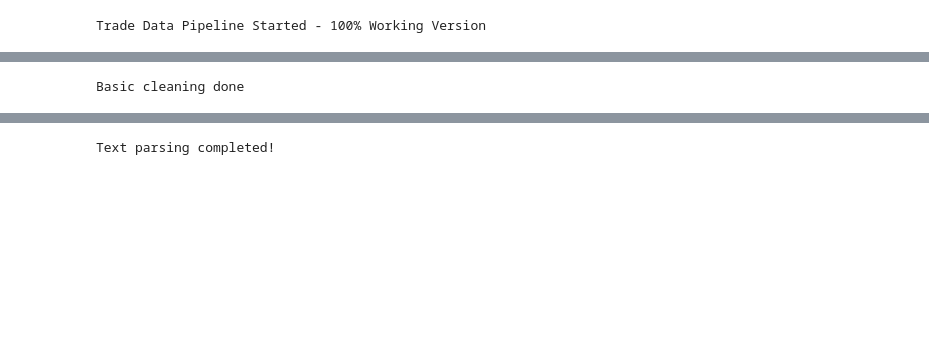
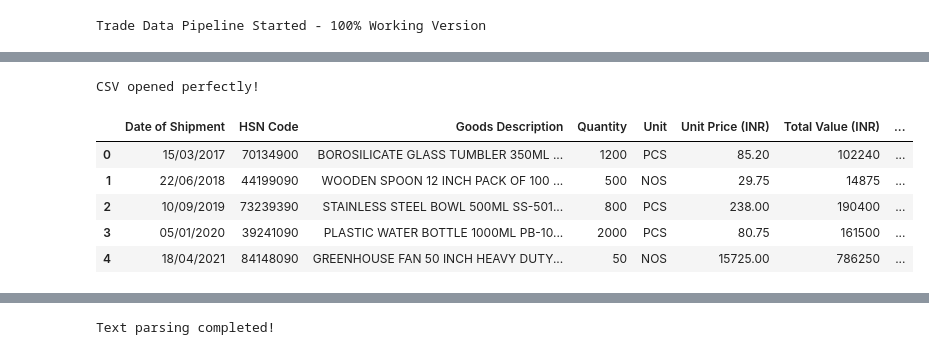
Before and after one commit to vaishnavithanneru/Siddarth-Associates-Assignment, a Jupyter notebook: Trade_Data_Pipeline.ipynb, the cells around one changed output, grey strips where cells are left out. Drawn from its saved outputs; the diff is of its cells as text; code cells hidden in the pictures; blank space fills up the shorter version.

```diff
--- a/Trade_Data_Pipeline.ipynb
+++ b/Trade_Data_Pipeline.ipynb
@@ -41,26 +101,13 @@ Shape: 13 rows × 10 columns
 # %%
-# CELL 2: Basic Cleaning & Date Handling
-df = df.copy()
-df.columns = [col.strip().replace(" ", "_").replace("(INR)", "").strip() for col in df.columns]
-
-df.rename(columns={
-    'Date_of_Shipment': 'date_of_shipment',
-    'HSN_Code': 'hsn_code',
-    'Goods_Description': 'goods_description',
-    'Quantity': 'quantity',
-    'Unit': 'unit',
-    'Unit_Price_': 'unit_price_inr',
-    'Total_Value_': 'total_value_inr',
-    'Duty_Paid_': 'duty_paid_inr',
-    'Supplier_Name_and_Address': 'supplier_name',
-    'HSN_Description': 'hsn_description'
-}, inplace=True)
-
-df['date_of_shipment'] = pd.to_datetime(df['date_of_shipment'], format='%d/%m/%Y', errors='coerce')
-df['year'] = df['date_of_shipment'].dt.year
-df['month'] = df['date_of_shipment'].dt.month
-df['year_month'] = df['date_of_shipment'].dt.to_period('M')
-
-print("Basic cleaning done")
+# CELL B – Test that the CSV opens perfectly now
+test = pd.read_csv("International_Trade_Analysis_Assignment/data/raw/Sample Data 2.csv")
+print("CSV opened perfectly!")
+test.head()
 # %% [output]
-Basic cleaning done
+CSV opened perfectly!
+|  | Date of Shipment | HSN Code | Goods Description | Quantity | Unit | Unit Price (INR) | Total Value (INR) | ... |
+| 0 | 15/03/2017 | 70134900 | BOROSILICATE GLASS TUMBLER 350ML ... | 1200 | PCS | 85.20 | 102240 | ... |
+| 1 | 22/06/2018 | 44199090 | WOODEN SPOON 12 INCH PACK OF 100 ... | 500 | NOS | 29.75 | 14875 | ... |
+| 2 | 10/09/2019 | 73239390 | STAINLESS STEEL BOWL 500ML SS-501... | 800 | PCS | 238.00 | 190400 | ... |
+| 3 | 05/01/2020 | 39241090 | PLASTIC WATER BOTTLE 1000ML PB-10... | 2000 | PCS | 80.75 | 161500 | ... |
+| 4 | 18/04/2021 | 84148090 | GREENHOUSE FAN 50 INCH HEAVY DUTY... | 50 | NOS | 15725.00 | 786250 | ... |
```
Also changed, not shown: parts of 7 cells of this notebook.
